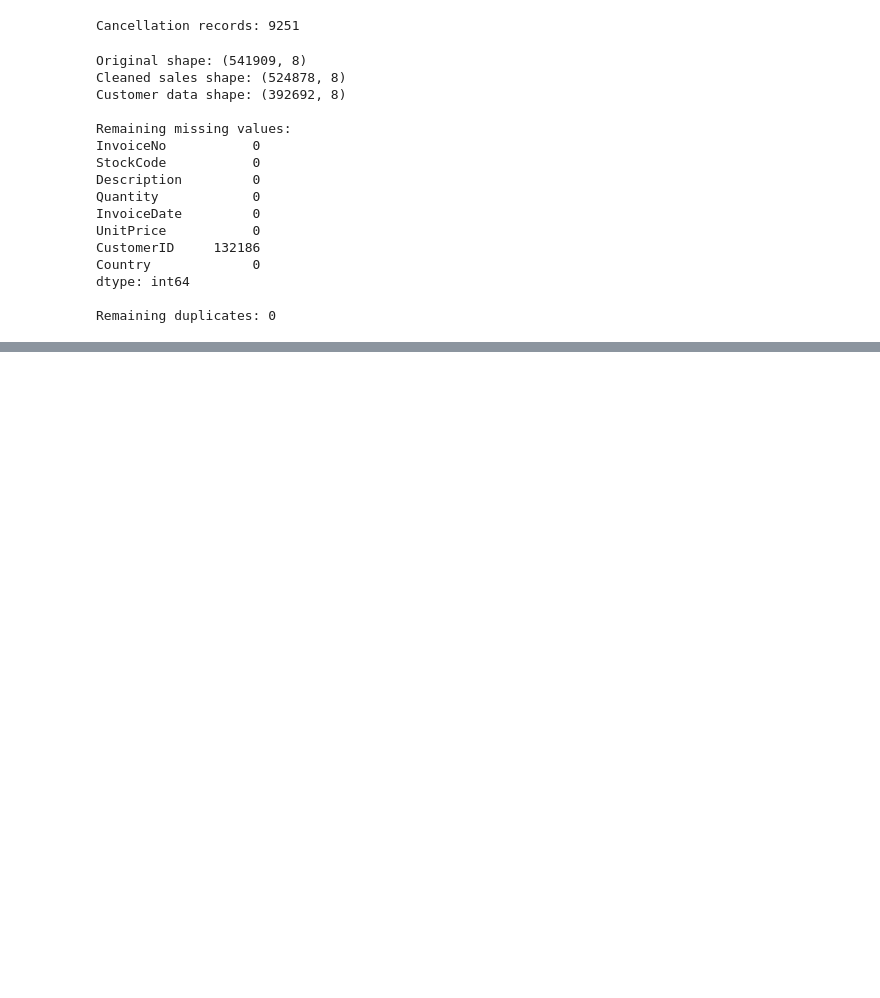
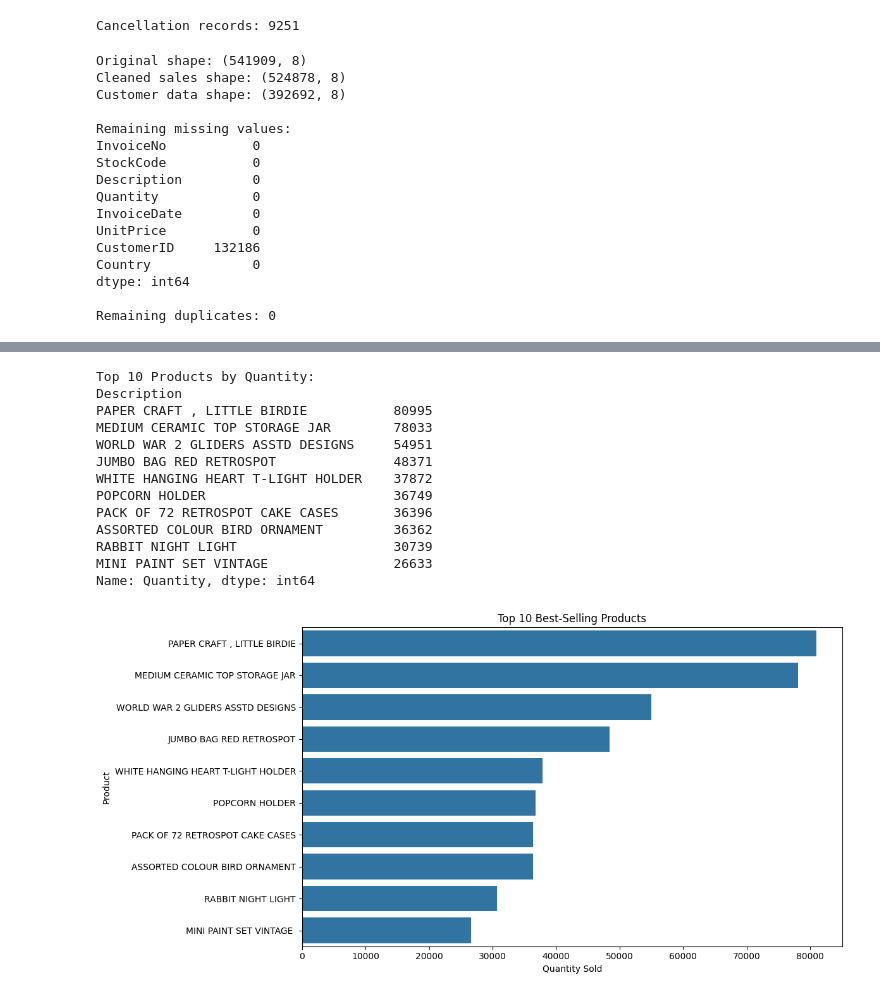
Before and after one commit to Meghakoranga/OnlineRetailAnalysis, a Jupyter notebook: OnlineRetailAnalysis.ipynb, the cells around one changed output, grey strips where cells are left out. Drawn from its saved outputs; the diff is of its cells as text; code cells hidden in the pictures; blank space fills up the shorter version.

```diff
--- a/OnlineRetailAnalysis.ipynb
+++ b/OnlineRetailAnalysis.ipynb
@@ -163,0 +227,37 @@ df_clean.to_csv("Online_Retail_Cleaned.csv",index=False)
+# %%
+# top selling products
+top_products = (
+    df_clean.groupby("Description")["Quantity"]
+    .sum()
+    .sort_values(ascending=False)
+    .head(10)
+)
+print("\nTop 10 Products by Quantity:")
+print(top_products)
+plt.figure(figsize=(12, 6))
+
+sns.barplot(
+    x=top_products.values,
+    y=top_products.index
+)
+
+plt.title("Top 10 Best-Selling Products")
+plt.xlabel("Quantity Sold")
+plt.ylabel("Product")
+plt.tight_layout()
+plt.show()
+# %% [output]
+Top 10 Products by Quantity:
+Description
+PAPER CRAFT , LITTLE BIRDIE           80995
+MEDIUM CERAMIC TOP STORAGE JAR        78033
+WORLD WAR 2 GLIDERS ASSTD DESIGNS     54951
+JUMBO BAG RED RETROSPOT               48371
+WHITE HANGING HEART T-LIGHT HOLDER    37872
+POPCORN HOLDER                        36749
+PACK OF 72 RETROSPOT CAKE CASES       36396
+ASSORTED COLOUR BIRD ORNAMENT         36362
+RABBIT NIGHT LIGHT                    30739
+MINI PAINT SET VINTAGE                26633
+Name: Quantity, dtype: int64
+[figure, added]
```
Also changed, not shown: parts of 8 cells of this notebook.
